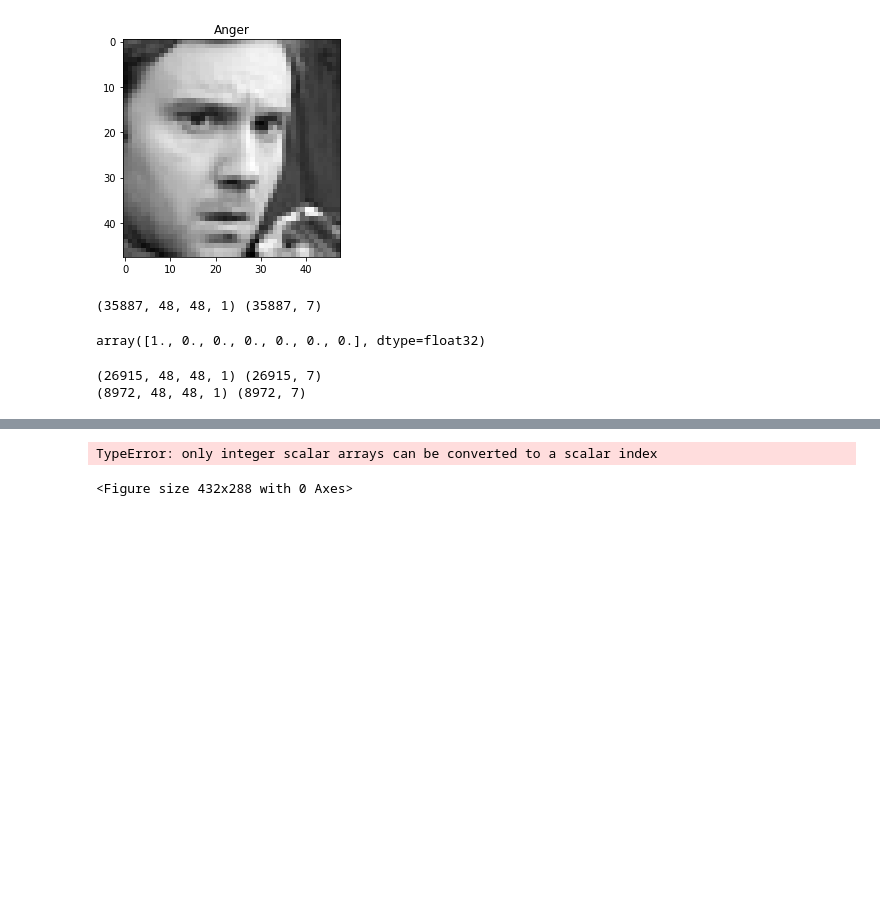
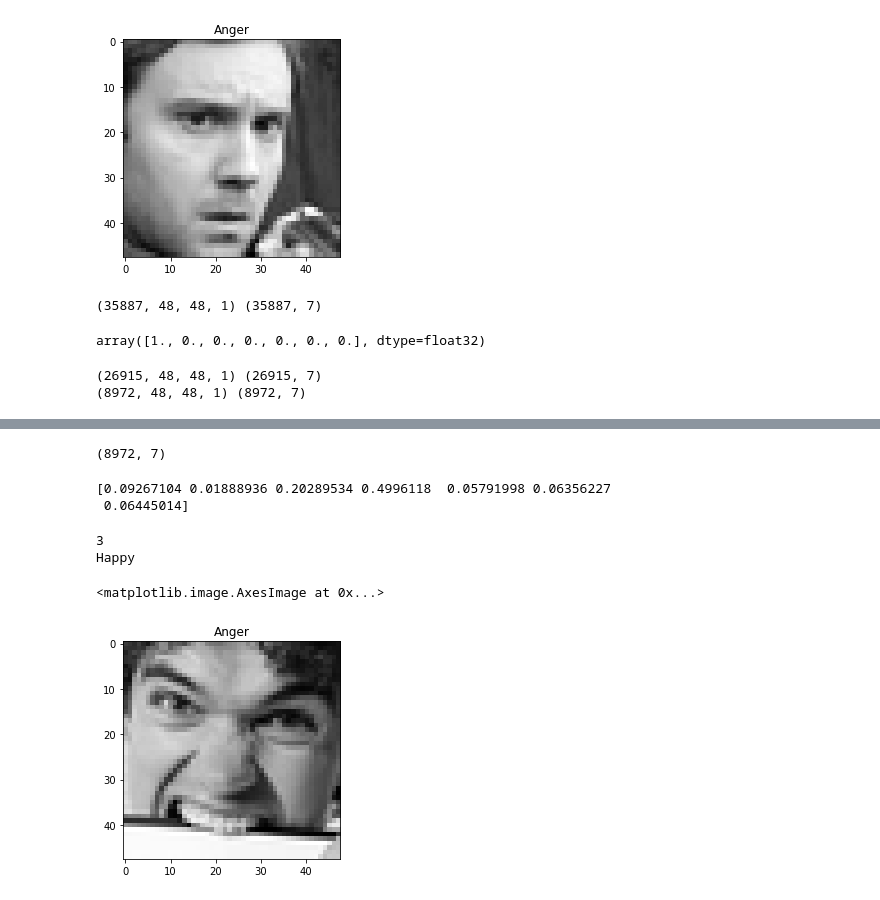
Before and after one commit to ktakano/ToySamples, a Jupyter notebook: jupyter/fer2013_CNN.ipynb, the cells around one changed output, grey strips where cells are left out. Saved outputs shown, nothing was run; the diff lists cells and outputs as text; code cells hidden in the pictures; blank space fills up the shorter version.

```diff
--- a/jupyter/fer2013_CNN.ipynb
+++ b/jupyter/fer2013_CNN.ipynb
@@ -219,8 +180,0 @@ Happy
-# %%
-img = x_test[0].reshape(48,48)
-plt.figure()
-plt.title(output_label[y_test[0].argmax()])
-plt.imshow(img, cmap = 'gray')
-# %% [output]
-TypeError: only integer scalar arrays can be converted to a scalar index
-<Figure size 432x288 with 0 Axes>
@@ -226,0 +183,25 @@ TypeError: only integer scalar arrays can be converted to a scalar index
+# %%
+predictions.shape
+# %% [output]
+(8972, 7)
+# %%
+prediction = predictions[1]
+print(prediction)
+# %% [output]
+[0.09267104 0.01888936 0.20289534 0.4996118  0.05791998 0.06356227
+ 0.06445014]
+# %%
+prediction = predictions[1].argmax()
+print(prediction)
+print(output_label[prediction])
+# %% [output]
+3
+Happy
+# %%
+img = x_test[1].reshape(48,48)
+plt.figure()
+plt.title(output_label[y_test[1].argmax()])
+plt.imshow(img, cmap = 'gray')
+# %% [output]
+<matplotlib.image.AxesImage at 0x...>
+[figure, added]
```
Also changed, not shown: parts of 6 cells of this notebook.
